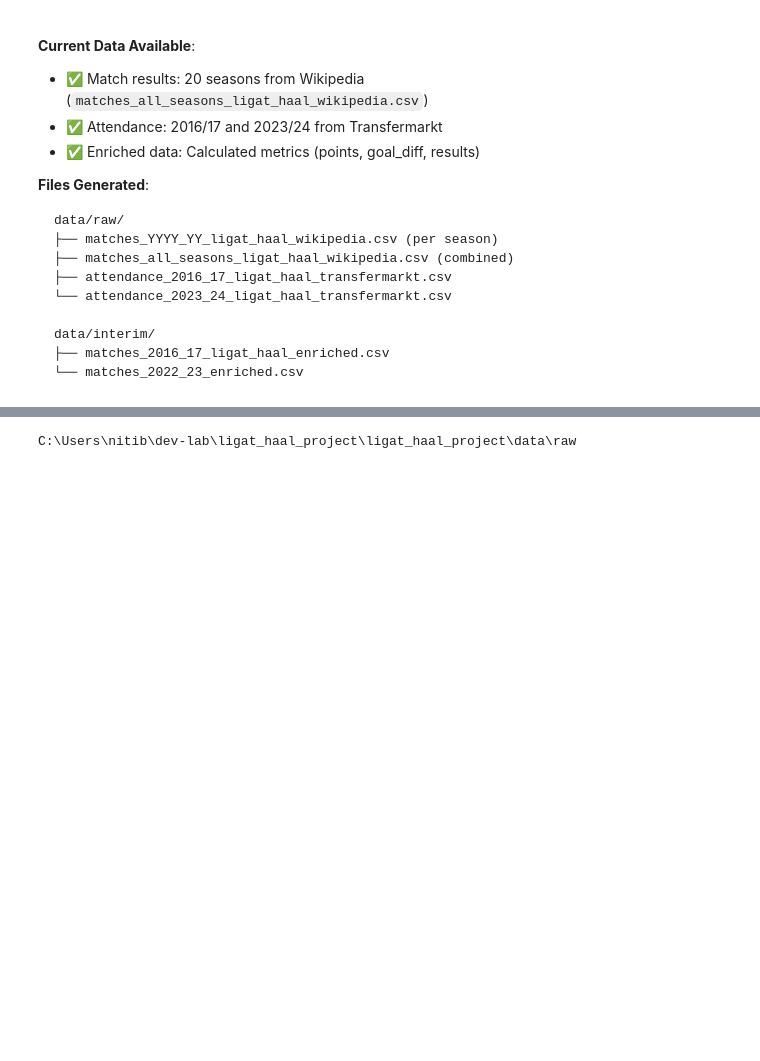
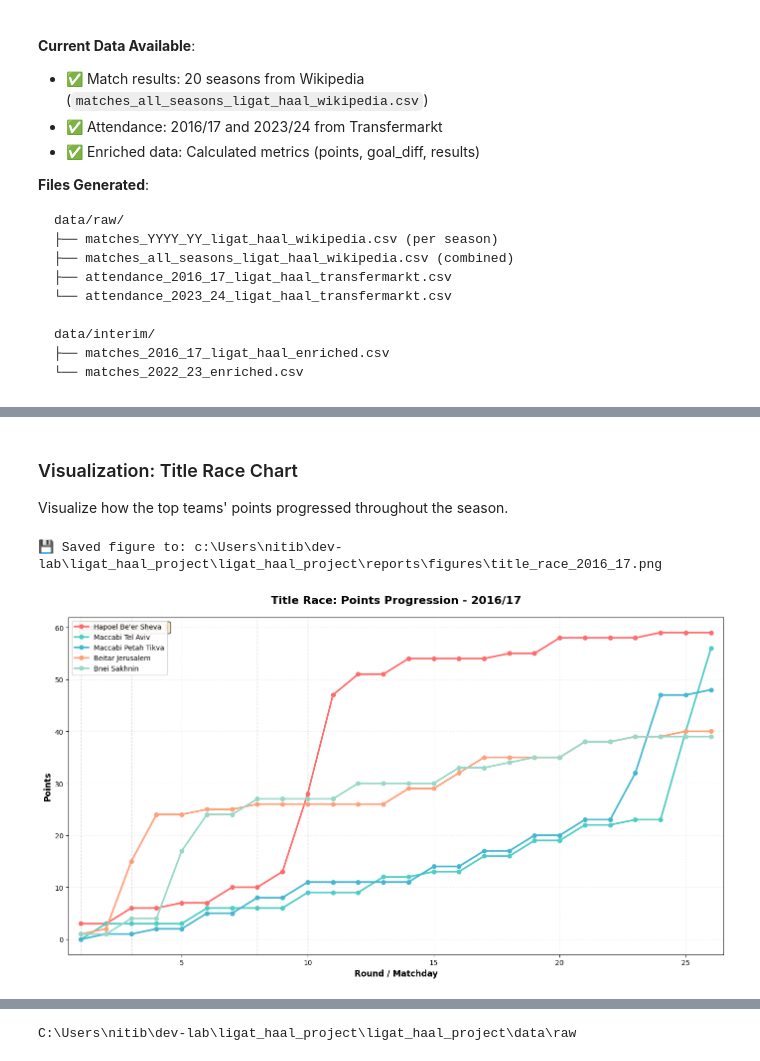
Before and after one commit to Nitaybenadmon123/ligat_haal_project, a Jupyter notebook: ligat_haal_project/notebooks/ligat_haal_project_refactored.ipynb, the cells around one changed output, grey strips where cells are left out. Drawn from its saved outputs; the diff is of its cells as text; code cells hidden in the pictures; blank space fills up the shorter version.

```diff
--- a/ligat_haal_project/notebooks/ligat_haal_project_refactored.ipynb
+++ b/ligat_haal_project/notebooks/ligat_haal_project_refactored.ipynb
@@ -1143,0 +1721,70 @@ data/interim/
+# %% [markdown]
+### Visualization: Title Race Chart
+
+Visualize how the top teams' points progressed throughout the season.
+# %%
+# Visualize the title race - points progression of top teams
+import matplotlib.pyplot as plt
+import matplotlib
+matplotlib.rcParams['font.family'] = 'DejaVu Sans'  # Use font that supports Hebrew
+
+# Extract points progression for top 5 teams
+if 'standings_by_round' in globals() and standings_by_round:
+    # Get final top 5 teams
+    final_standings = standings_by_round[max(standings_by_round.keys())]
+    top_teams = final_standings.head(5)['team'].tolist()
+
+    # Build points progression data
+    rounds = sorted(standings_by_round.keys())
+    progression = {team: [] for team in top_teams}
+
+    for round_num in rounds:
+        round_standings = standings_by_round[round_num]
+        for team in top_teams:
+            team_row = round_standings[round_standings['team'] == team]
+            if not team_row.empty:
+                progression[team].append(team_row.iloc[0]['points'])
+            else:
+                progression[team].append(0)  # Team not in league yet (shouldn't happen)
+
+    # Create the plot
+    fig, ax = plt.subplots(figsize=(14, 8))
+
+    # Plot each team's progression
+    colors = ['#FF6B6B', '#4ECDC4', '#45B7D1', '#FFA07A', '#98D8C8']
+    for idx, team in enumerate(top_teams):
+        ax.plot(rounds, progression[team], marker='o', linewidth=2.5,
+                label=team, color=colors[idx], markersize=6)
+
+    # Mark leadership changes
+    for round_num, leader in leadership_changes:
+        if round_num in rounds:
+            ax.axvline(x=round_num, color='gray', linestyle='--', alpha=0.3, linewidth=1)
+
+    ax.set_xlabel('Round / Matchday', fontsize=12, fontweight='bold')
+    ax.set_ylabel('Points', fontsize=12, fontweight='bold')
+    ax.set_title(f'Title Race: Points Progression - {season}',
+                 fontsize=16, fontweight='bold', pad=20)
+    ax.legend(loc='upper left', framealpha=0.9, fontsize=10)
+    ax.grid(True, alpha=0.3, linestyle=':')
+    ax.set_xlim(min(rounds) - 0.5, max(rounds) + 0.5)
+
+    # Add annotations for leadership changes
+    if len(leadership_changes) > 1:
+        ax.text(0.02, 0.98, f'Leadership Changes: {len(leadership_changes) - 1}',
+                transform=ax.transAxes, fontsize=11, verticalalignment='top',
+                bbox=dict(boxstyle='round', facecolor='wheat', alpha=0.8))
+
+    plt.tight_layout()
+
+    # Save figure
+    fig_path = FIG_DIR / f'title_race_{season.replace("/", "_")}.png'
+    plt.savefig(fig_path, dpi=300, bbox_inches='tight')
+    print(f"\n💾 Saved figure to: {fig_path}")
+
+    plt.show()
+else:
+    print("⚠ Please run the previous cell first to calculate standings_by_round")
+# %% [output]
+💾 Saved figure to: c:\Users\nitib\dev-lab\ligat_haal_project\ligat_haal_project\reports\figures\title_race_2016_17.png
+[figure, added]
```
Also changed, not shown: parts of 19 cells of this notebook, 2 other files.
